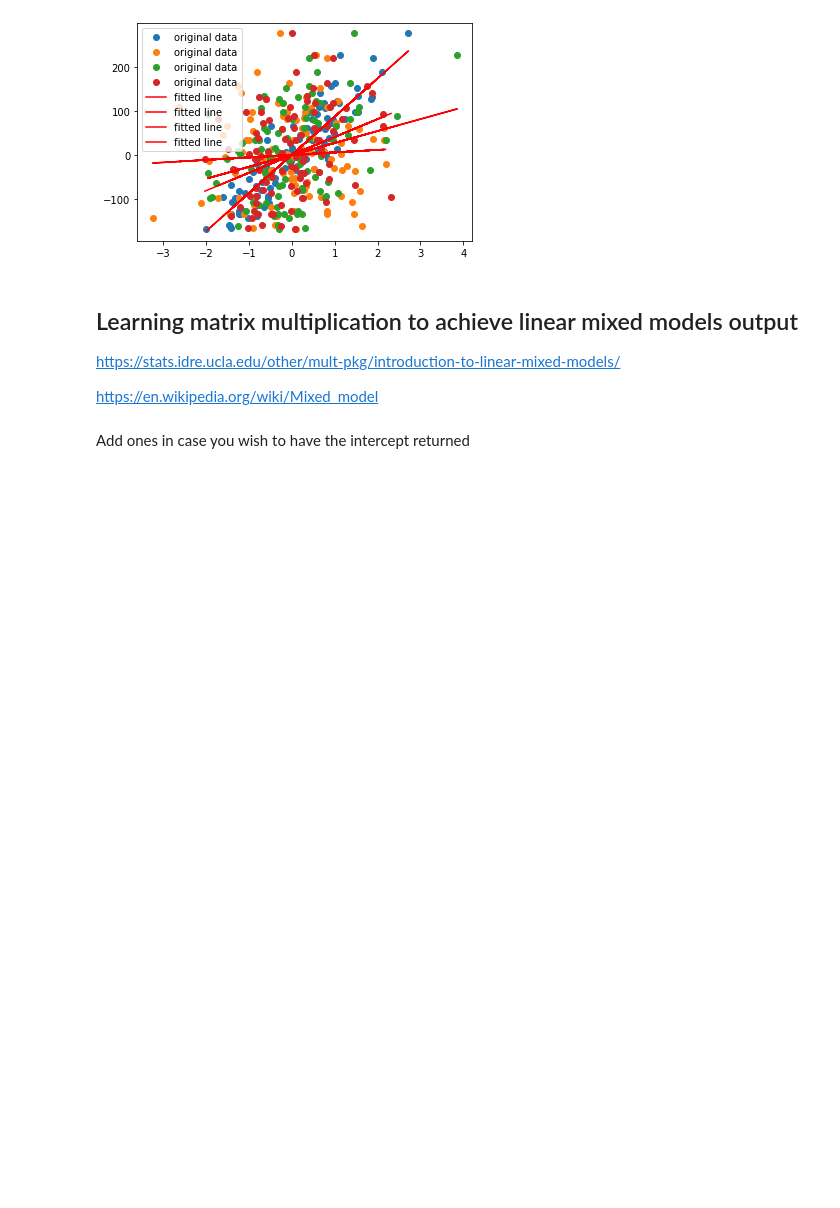
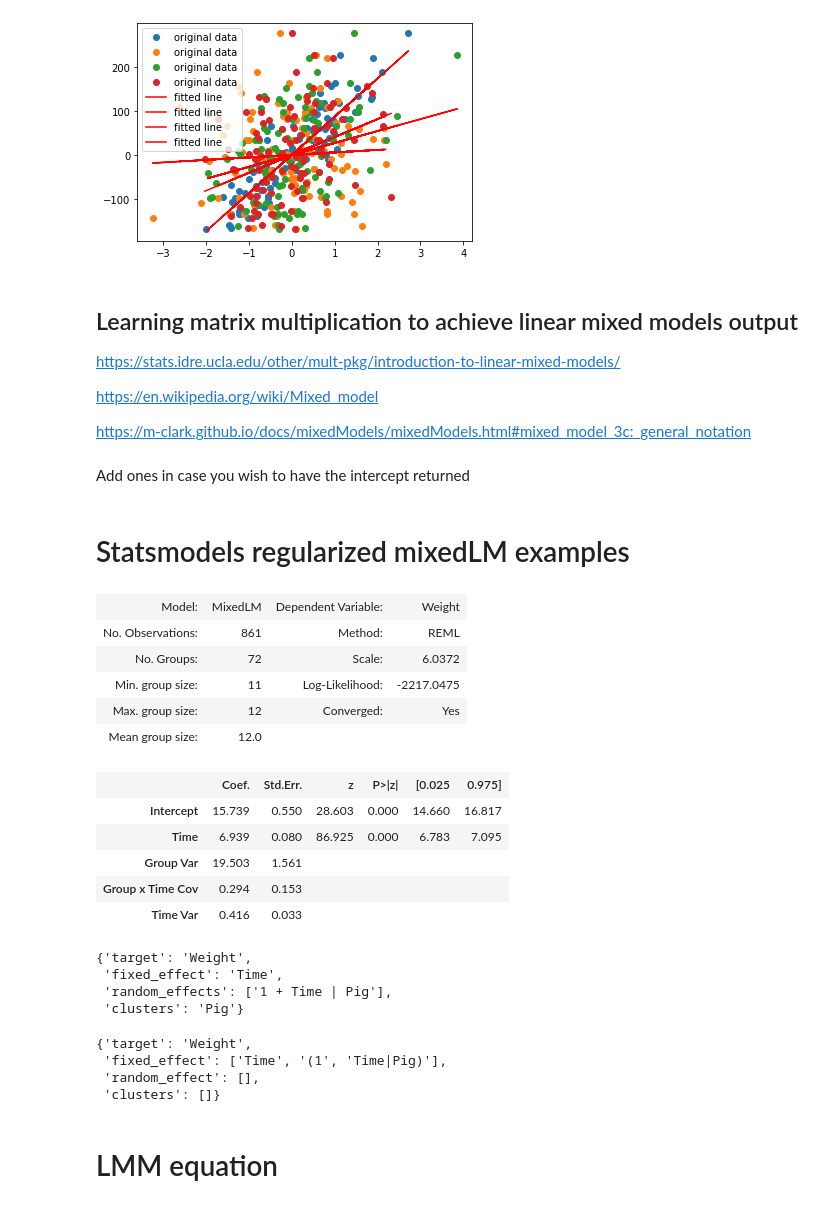
Before and after one commit to G-Licitra/hime, a Jupyter notebook: playground/linear_regression_methods.ipynb, the cells around one changed output. Cells and saved outputs as stored; diff of their text form; code cells hidden in the pictures; blank space fills up the shorter version.

```diff
--- a/playground/linear_regression_methods.ipynb
+++ b/playground/linear_regression_methods.ipynb
@@ -188,5 +204,11 @@ _ = plt.legend()
 https://stats.idre.ucla.edu/other/mult-pkg/introduction-to-linear-mixed-models/
 
 https://en.wikipedia.org/wiki/Mixed_model
+
+https://m-clark.github.io/docs/mixedModels/mixedModels.html#mixed_model_3c:_general_notation
 # %% [markdown]
 Add ones in case you wish to have the intercept returned
+# %% [markdown]
+# Statsmodels regularized mixedLM examples
+# %%
+data = sm.datasets.get_rdataset('dietox', 'geepack').data
@@ -192,0 +219,17 @@ Add ones in case you wish to have the intercept returned
+# %%
+md = smf.mixedlm("Weight ~ Time", data, groups=data["Pig"], re_formula="~Time")
+mdf = md.fit(method=["lbfgs"])
+mdf.summary()
+# %% [output]
+| Model: | MixedLM | Dependent Variable: | Weight |
+| No. Observations: | 861 | Method: | REML |
+| No. Groups: | 72 | Scale: | 6.0372 |
+| Min. group size: | 11 | Log-Likelihood: | -2217.0475 |
+| Max. group size: | 12 | Converged: | Yes |
+| Mean group size: | 12.0 |  |  |
+|  | Coef. | Std.Err. | z | P>|z| | [0.025 | 0.975] |
+| Intercept | 15.739 | 0.550 | 28.603 | 0.000 | 14.660 | 16.817 |
+| Time | 6.939 | 0.080 | 86.925 | 0.000 | 6.783 | 7.095 |
+| Group Var | 19.503 | 1.561 |  |  |  |  |
+| Group x Time Cov | 0.294 | 0.153 |  |  |  |  |
+| Time Var | 0.416 | 0.033 |  |  |  |  |
@@ -192,0 +251,19 @@ Add ones in case you wish to have the intercept returned
+# %%
+{"target": target,
+"fixed_effect": fixed_effect,
+"random_effects": random_effects,
+"clusters": clusters}
+# %% [output]
+{'target': 'Weight',
+ 'fixed_effect': 'Time',
+ 'random_effects': ['1 + Time | Pig'],
+ 'clusters': 'Pig'}
+# %%
+formula_parser(formula_string)
+# %% [output]
+{'target': 'Weight',
+ 'fixed_effect': ['Time', '(1', 'Time|Pig)'],
+ 'random_effect': [],
+ 'clusters': []}
+# %% [markdown]
+# LMM equation
```
Also changed, not shown: parts of 40 cells of this notebook.
